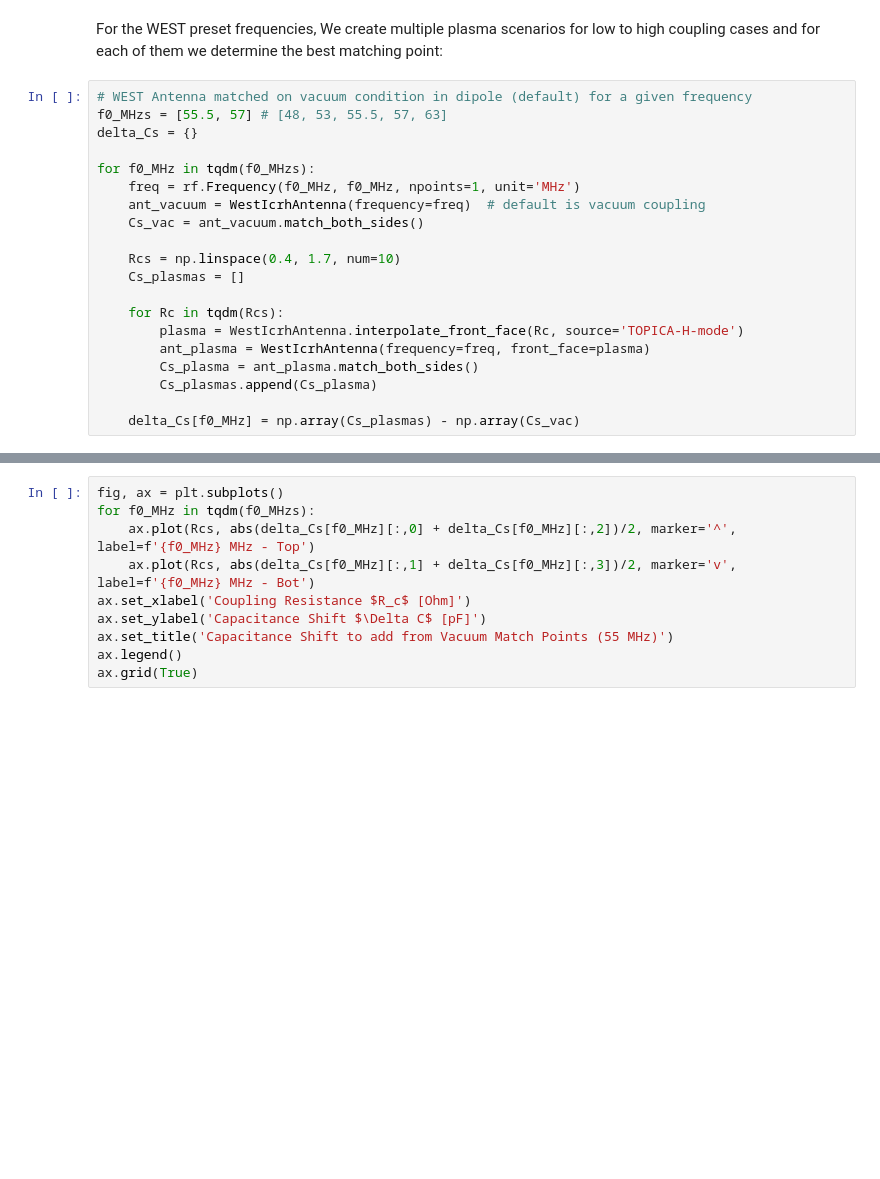
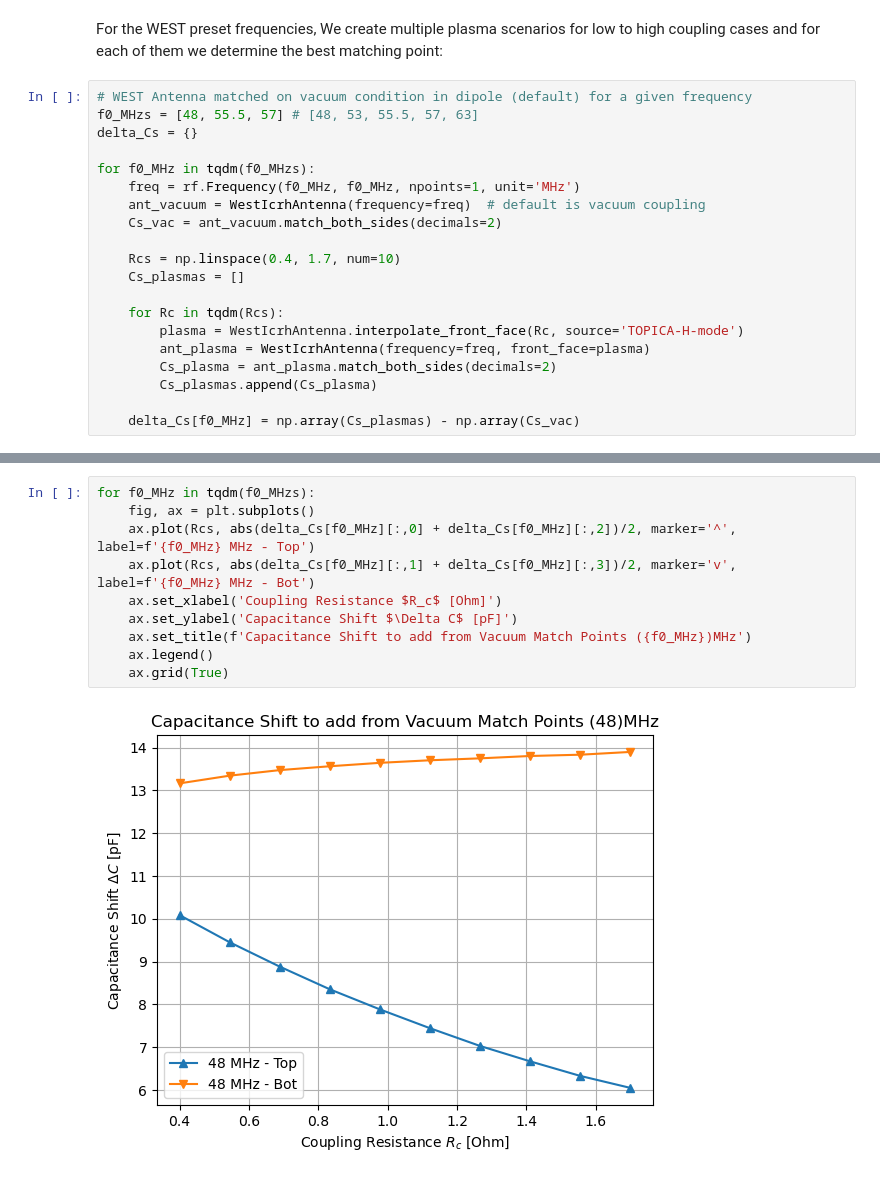
Before and after one commit to jhillairet/WEST_IC_antenna, a Jupyter notebook: doc/chart_manual_matching.ipynb, the cells around one changed output, grey strips where cells are left out. Saved outputs shown, nothing was run; the diff lists cells and outputs as text; blank space fills up the shorter version.

```diff
--- a/doc/chart_manual_matching.ipynb
+++ b/doc/chart_manual_matching.ipynb
@@ -19,13 +19,13 @@ For a given RF frequency $f_0$ and phase setup, an antenna is generally first ma
 For the WEST preset frequencies, We create multiple plasma scenarios for low to high coupling cases and for each of them we determine the best matching point:
 # %%
 # WEST Antenna matched on vacuum condition in dipole (default) for a given frequency
-f0_MHzs = [55.5, 57] # [48, 53, 55.5, 57, 63]
+f0_MHzs = [48, 55.5, 57] # [48, 53, 55.5, 57, 63]
 delta_Cs = {}
 
 for f0_MHz in tqdm(f0_MHzs):
     freq = rf.Frequency(f0_MHz, f0_MHz, npoints=1, unit='MHz')
     ant_vacuum = WestIcrhAntenna(frequency=freq)  # default is vacuum coupling
-    Cs_vac = ant_vacuum.match_both_sides()
+    Cs_vac = ant_vacuum.match_both_sides(decimals=2)
 
     Rcs = np.linspace(0.4, 1.7, num=10)
     Cs_plasmas = []
@@ -33,7 +33,7 @@ for f0_MHz in tqdm(f0_MHzs):
     for Rc in tqdm(Rcs):
         plasma = WestIcrhAntenna.interpolate_front_face(Rc, source='TOPICA-H-mode')
         ant_plasma = WestIcrhAntenna(frequency=freq, front_face=plasma)
-        Cs_plasma = ant_plasma.match_both_sides()
+        Cs_plasma = ant_plasma.match_both_sides(decimals=2)
         Cs_plasmas.append(Cs_plasma)
 
     delta_Cs[f0_MHz] = np.array(Cs_plasmas) - np.array(Cs_vac)
@@ -40,10 +109,12 @@ for f0_MHz in tqdm(f0_MHzs):
 # %%
-fig, ax = plt.subplots()
 for f0_MHz in tqdm(f0_MHzs):
+    fig, ax = plt.subplots()
     ax.plot(Rcs, abs(delta_Cs[f0_MHz][:,0] + delta_Cs[f0_MHz][:,2])/2, marker='^', label=f'{f0_MHz} MHz - Top')
     ax.plot(Rcs, abs(delta_Cs[f0_MHz][:,1] + delta_Cs[f0_MHz][:,3])/2, marker='v', label=f'{f0_MHz} MHz - Bot')
-ax.set_xlabel('Coupling Resistance $R_c$ [Ohm]')
-ax.set_ylabel('Capacitance Shift $\Delta C$ [pF]')
-ax.set_title('Capacitance Shift to add from Vacuum Match Points (55 MHz)')
-ax.legend()
-ax.grid(True)
+    ax.set_xlabel('Coupling Resistance $R_c$ [Ohm]')
+    ax.set_ylabel('Capacitance Shift $\Delta C$ [pF]')
+    ax.set_title(f'Capacitance Shift to add from Vacuum Match Points ({f0_MHz})MHz')
+    ax.legend()
+    ax.grid(True)
+# %% [output]
+[figure, added]
```
Also changed, not shown: parts of 2 cells of this notebook, 2 other files.
